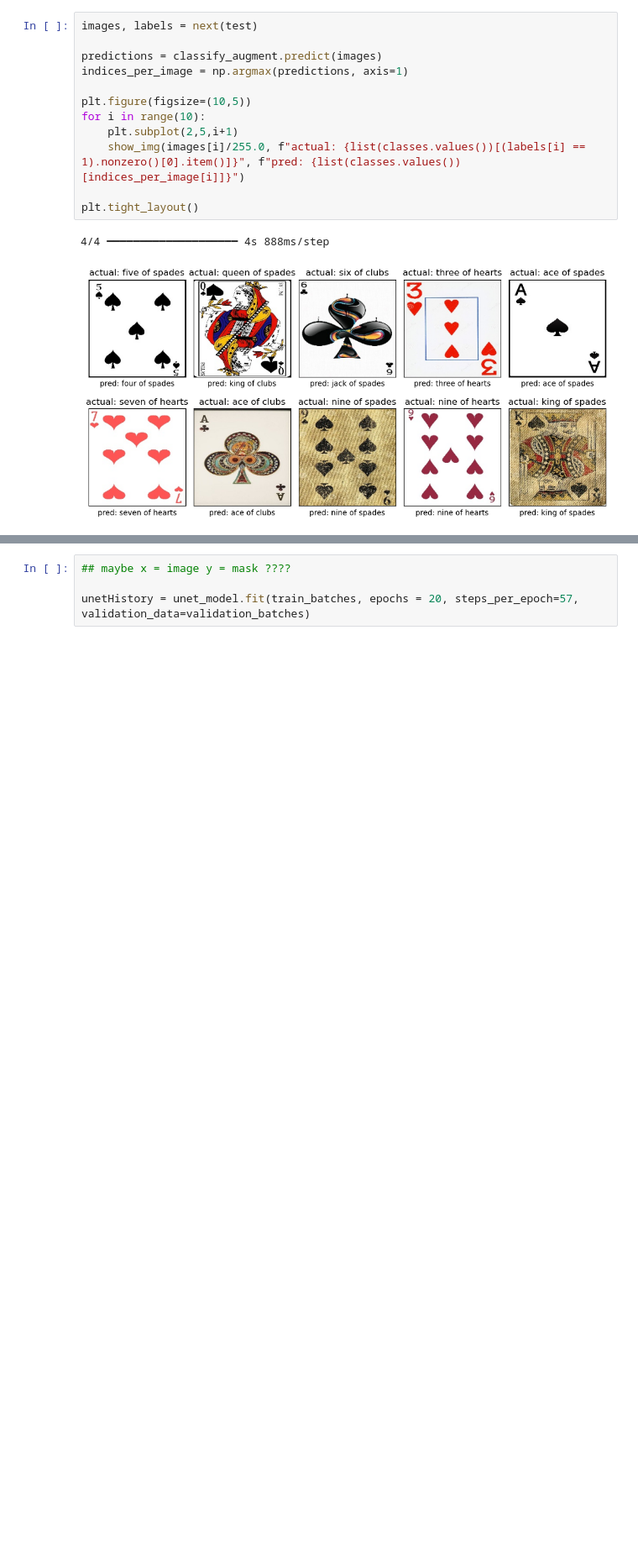
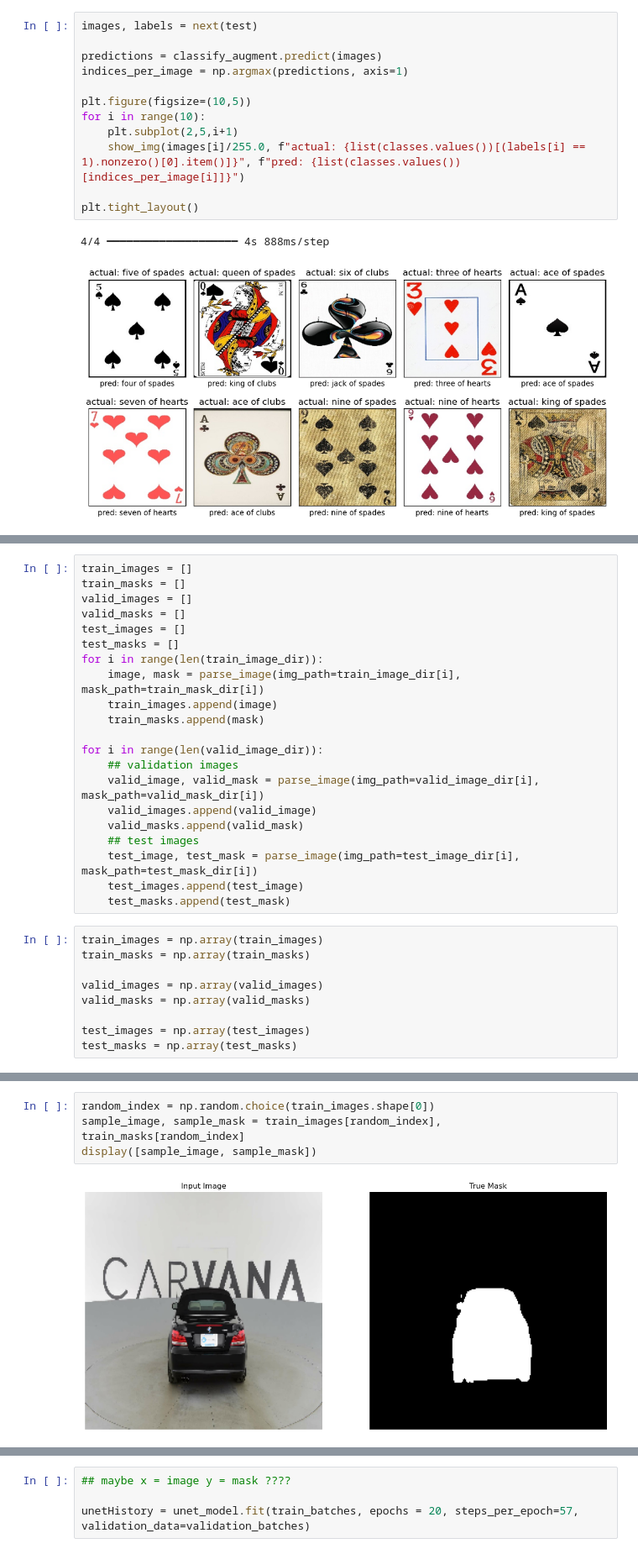
Before and after one commit to Abeoseh/deep_learning, a Jupyter notebook: assignments/assignment2/Assign2.ipynb, the cells around one changed output, grey strips where cells are left out. Shown at 84% size. Saved outputs shown, nothing was run; the diff lists cells and outputs as text; blank space fills up the shorter version.

```diff
--- a/assignments/assignment2/Assign2.ipynb
+++ b/assignments/assignment2/Assign2.ipynb
@@ -553,0 +584,30 @@ mask_data_generator = imagegen.flow_from_directory("./carvana-image-masking-chal
+# %%
+train_images = []
+train_masks = []
+valid_images = []
+valid_masks = []
+test_images = []
+test_masks = []
+for i in range(len(train_image_dir)):
+    image, mask = parse_image(img_path=train_image_dir[i], mask_path=train_mask_dir[i])
+    train_images.append(image)
+    train_masks.append(mask)
+
+for i in range(len(valid_image_dir)):
+    ## validation images
+    valid_image, valid_mask = parse_image(img_path=valid_image_dir[i], mask_path=valid_mask_dir[i])
+    valid_images.append(valid_image)
+    valid_masks.append(valid_mask)
+    ## test images
+    test_image, test_mask = parse_image(img_path=test_image_dir[i], mask_path=test_mask_dir[i])
+    test_images.append(test_image)
+    test_masks.append(test_mask)
+# %%
+train_images = np.array(train_images)
+train_masks = np.array(train_masks)
+
+valid_images = np.array(valid_images)
+valid_masks = np.array(valid_masks)
+
+test_images = np.array(test_images)
+test_masks = np.array(test_masks)
@@ -553,0 +625,6 @@ mask_data_generator = imagegen.flow_from_directory("./carvana-image-masking-chal
+# %%
+random_index = np.random.choice(train_images.shape[0])
+sample_image, sample_mask = train_images[random_index], train_masks[random_index]
+display([sample_image, sample_mask])
+# %% [output]
+[figure, added]
```
Also changed, not shown: parts of 13 cells of this notebook.
